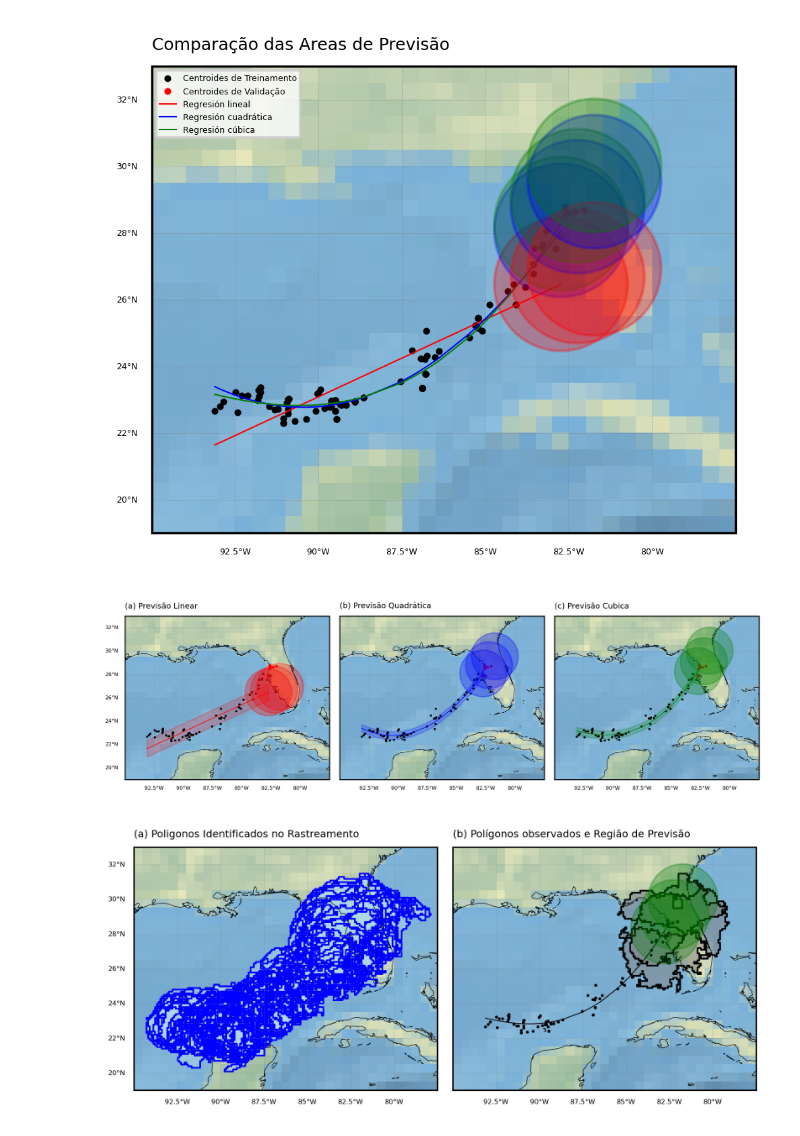
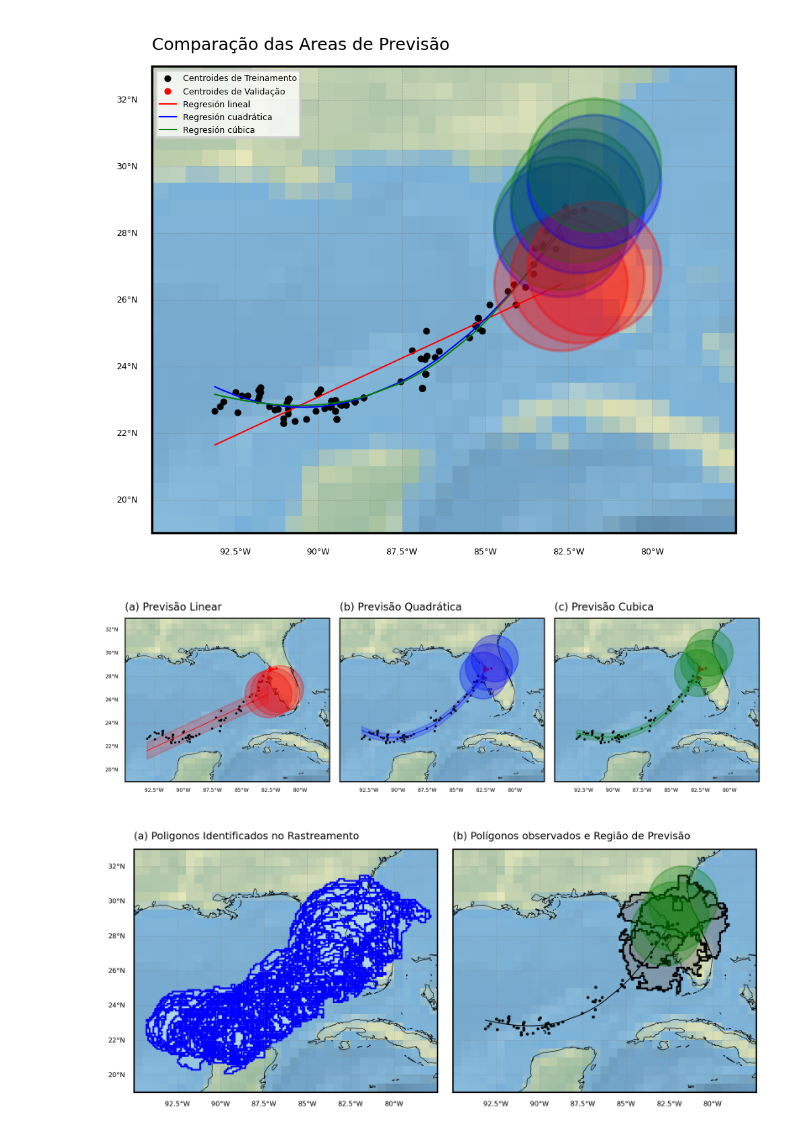
Before and after one commit to SInApSE-INPE/RainGauges, a Jupyter notebook: jupyter/analysis/MILTON_prevision.ipynb, the cells around one changed output. Cells and saved outputs as stored; diff of their text form; code cells hidden in the pictures.

```diff
--- a/jupyter/analysis/MILTON_prevision.ipynb
+++ b/jupyter/analysis/MILTON_prevision.ipynb
@@ -613,7 +613,7 @@ gl.left_labels = True
 gl.xlabel_style = {'size': 4, 'color': 'k'}
 gl.ylabel_style = {'size': 4, 'color': 'k'}
 
-ax1.set_title('(a) Previsão Linear', fontsize=6,loc='left')
+ax1.set_title('(a) Previsão Linear', fontsize=8,loc='left')
 
 # ==================================================================================
 ax1 = plt.subplot(gs[0, 1], projection = proj)
@@ -640,42 +640,42 @@ gl.left_labels = False
 gl.xlabel_style = {'size': 4, 'color': 'k'}
 gl.ylabel_style = {'size': 4, 'color': 'k'}
 
-ax1.set_title('(b) Previsão Quadrática', fontsize=6,loc='left')
+ax1.set_title('(b) Previsão Quadrática', fontsize=8,loc='left')
 
 # ==================================================================================
 ax1 = plt.subplot(gs[0, 2], projection = proj)
 ax1.coastlines(linewidth=0.3)
 ax1.set_extent([-95, -77.5, 19, 33],crs=proj)
 ax1.stock_img()
 
 ax1.scatter(DATA_TRAINING['lon_c'], DATA_TRAINING['lat_c'], s=0.5, color='k', zorder=6)
 ax1.scatter(DATA_VALIDATION['lon_c'], DATA_VALIDATION['lat_c'], s=1, color='r', zorder=6)
 
 ax1.plot(POS['x'].values, y_pred_cubic, linewidth=0.5, color='g', label='Regresión cúbica', zorder=6)
 
 plt.fill_between(POS['x'].values, y_pred_cubic - std_cubic, y_pred_cubic + std_cubic,
                 color='g', alpha=0.2, label='Incertidumbre cúbica')
 
 for nn in range(len(future)-1):
     ax1.add_patch(mpatches.Circle(xy=(future[nn], y_pred_future_cubic[nn]), radius=2, color='g', alpha=0.3, transform=ccrs.PlateCarree(), zorder=30))
 
 gl = ax1.gridlines(crs=proj,draw_labels=True,linewidth=0.2,color='gray',alpha=0.5,linestyle='--')
 gl.top_labels = False
 gl.bottom_labels = True
 gl.right_labels = False
 gl.left_labels = False
 gl.xlabel_style = {'size': 4, 'color': 'k'}
 gl.ylabel_style = {'size': 4, 'color': 'k'}
 
-ax1.set_title('(c) Previsão Cubica', fontsize=6,loc='left')
+ax1.set_title('(c) Previsão Cubica', fontsize=8,loc='left')
 
 # ==================================================================================
 plt.subplots_adjust(top=0.92, bottom=0.08, left=0.10, right=0.95, hspace=0.05, wspace=0.05)
 
 fig_out = f'../../images/milton/previsao_all.png'
-# plt.savefig(fig_out, facecolor='white',bbox_inches ='tight',pad_inches = 0.1)
+plt.savefig(fig_out, facecolor='white',bbox_inches ='tight',pad_inches = 0.1)
 # %% [output]
-[figure, old version]
+[figure, new version]
 # %%
 proj = ccrs.PlateCarree()
 fig = plt.figure(figsize=(6,3),dpi=300)
```
Also changed, not shown: parts of 5 cells of this notebook, 21 other files.
